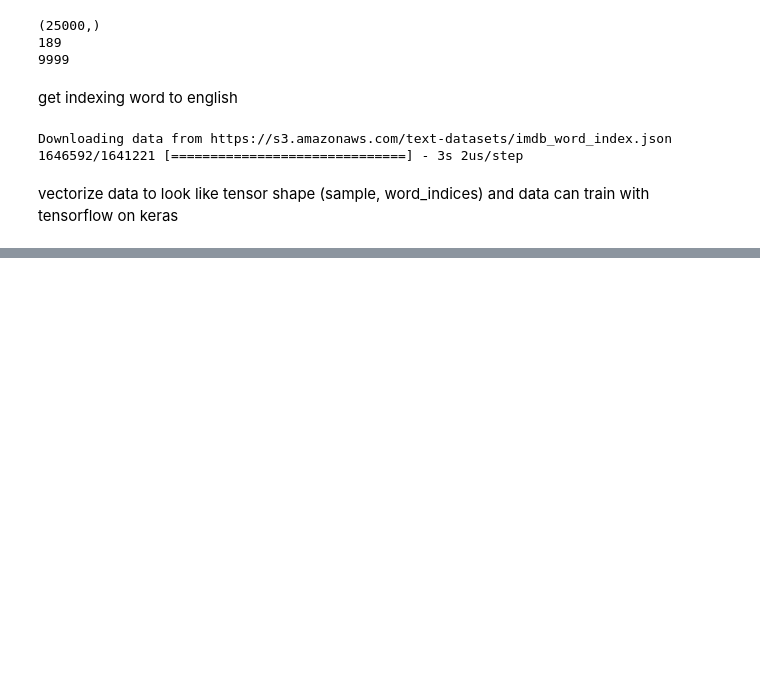
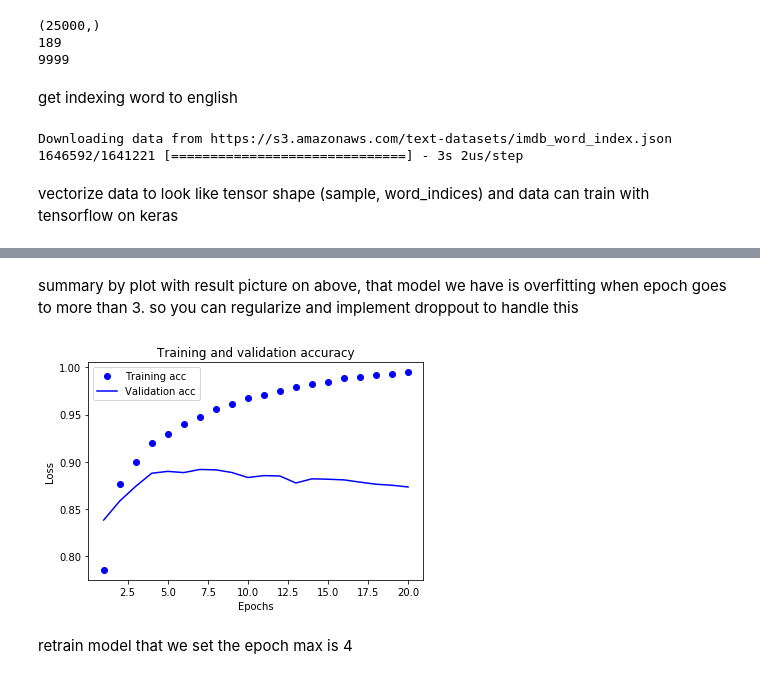
Before and after one commit to forderation/data-science-corner, a Jupyter notebook: IMDB Review.ipynb, the cells around one changed output, grey strips where cells are left out. Saved outputs shown, nothing was run; the diff lists cells and outputs as text; code cells hidden in the pictures; blank space fills up the shorter version.

```diff
--- a/IMDB Review.ipynb
+++ b/IMDB Review.ipynb
@@ -46,0 +116,17 @@ y_test = np.asarray(test_labels).astype('float32')
+# %% [markdown]
+summary by plot with result picture on above, that model we have is overfitting when epoch goes to more than 3. so you can regularize and implement droppout to handle this
+# %%
+# clear figure
+plt.clf()
+val_acc = history_dict['val_accuracy']
+plt.plot(epochs, acc, 'bo', label='Training acc')
+plt.plot(epochs, val_acc, 'b', label='Validation acc')
+plt.title('Training and validation accuracy')
+plt.xlabel('Epochs')
+plt.ylabel('Loss')
+plt.legend()
+plt.show()
+# %% [output]
+[figure, added]
+# %% [markdown]
+retrain model that we set the epoch max is 4
```
Also changed, not shown: parts of 14 cells of this notebook.
